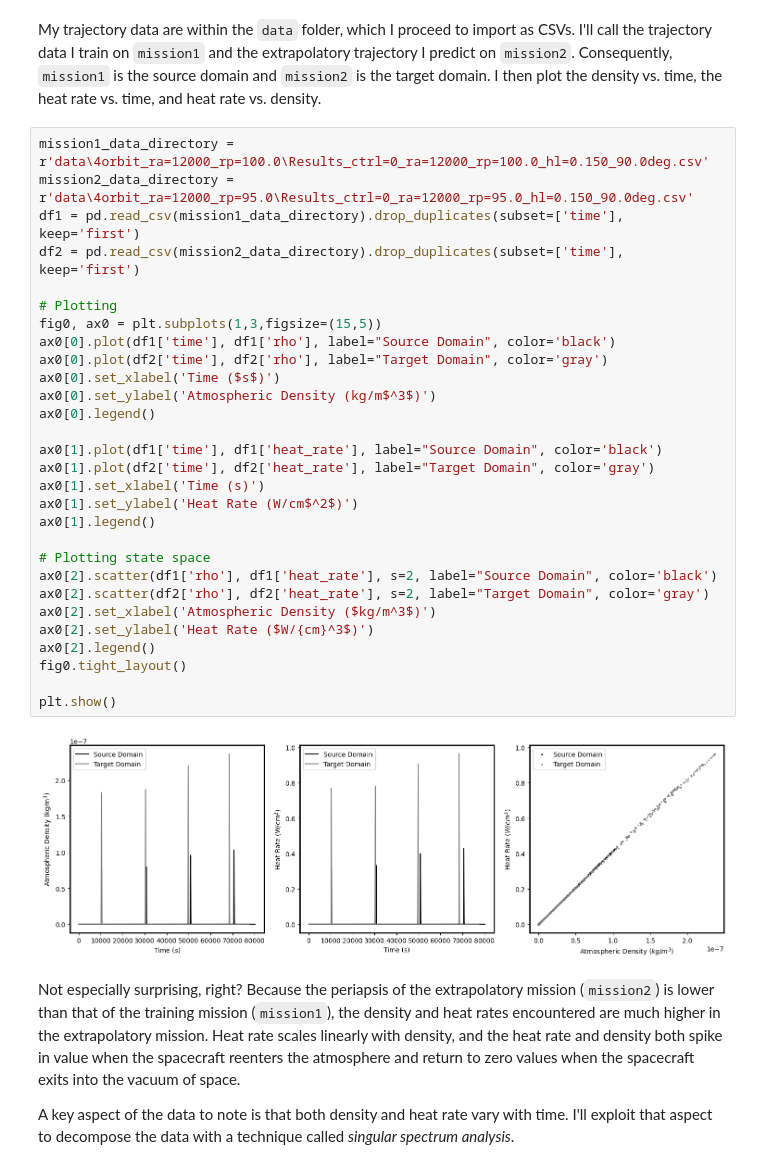
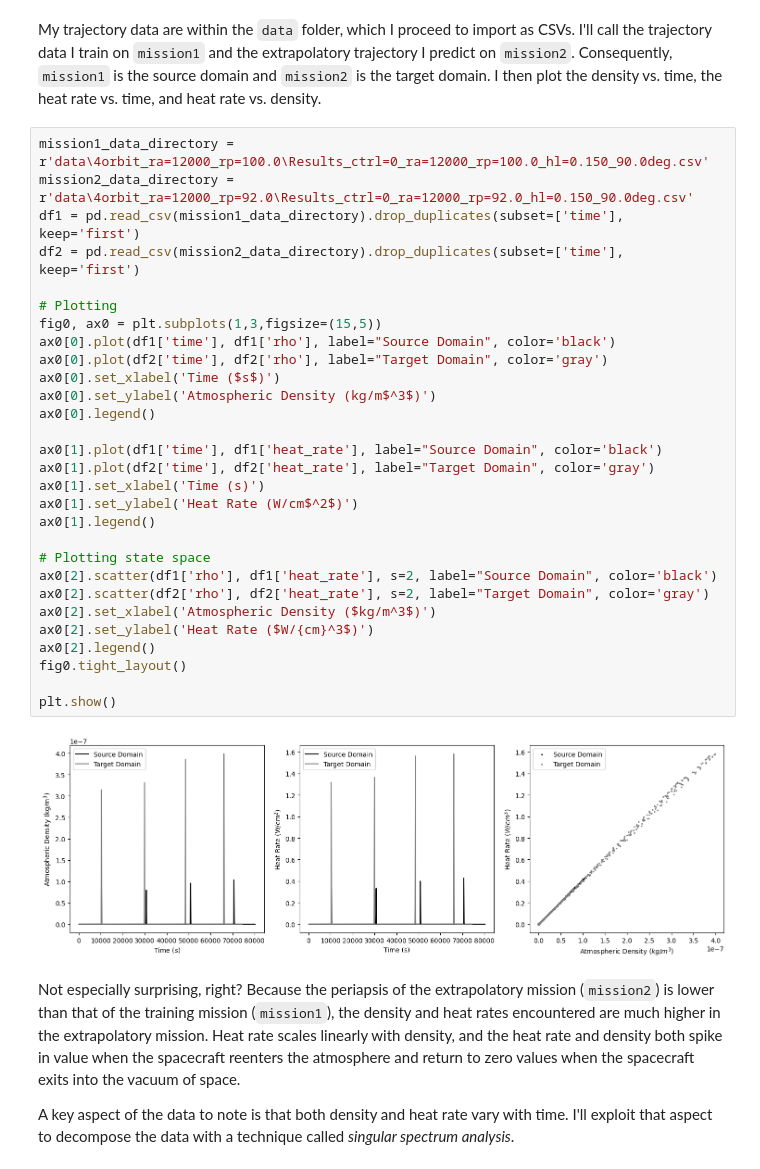
Before and after one commit to paulzwang/procrustes-subspace-adaptation, a Jupyter notebook: tutorial.ipynb, the cells around one changed output. Cells and saved outputs as stored; diff of their text form.

```diff
--- a/tutorial.ipynb
+++ b/tutorial.ipynb
@@ -52,35 +52,35 @@ device = torch.device('cuda' if torch.cuda.is_available() else 'cpu')
 My trajectory data are within the `data` folder, which I proceed to import as CSVs. I'll call the trajectory data I train on `mission1` and the extrapolatory trajectory I predict on `mission2`. Consequently, `mission1` is the source domain and `mission2` is the target domain. I then plot the density vs. time, the heat rate vs. time, and heat rate vs. density.
 # %%
 mission1_data_directory = r'data\4orbit_ra=12000_rp=100.0\Results_ctrl=0_ra=12000_rp=100.0_hl=0.150_90.0deg.csv'
-mission2_data_directory = r'data\4orbit_ra=12000_rp=95.0\Results_ctrl=0_ra=12000_rp=95.0_hl=0.150_90.0deg.csv'
+mission2_data_directory = r'data\4orbit_ra=12000_rp=92.0\Results_ctrl=0_ra=12000_rp=92.0_hl=0.150_90.0deg.csv'
 df1 = pd.read_csv(mission1_data_directory).drop_duplicates(subset=['time'], keep='first')
 df2 = pd.read_csv(mission2_data_directory).drop_duplicates(subset=['time'], keep='first')
 
 # Plotting
 fig0, ax0 = plt.subplots(1,3,figsize=(15,5))
 ax0[0].plot(df1['time'], df1['rho'], label="Source Domain", color='black')
 ax0[0].plot(df2['time'], df2['rho'], label="Target Domain", color='gray')
 ax0[0].set_xlabel('Time ($s$)')
 ax0[0].set_ylabel('Atmospheric Density (kg/m$^3$)')
 ax0[0].legend()
 
 ax0[1].plot(df1['time'], df1['heat_rate'], label="Source Domain", color='black')
 ax0[1].plot(df2['time'], df2['heat_rate'], label="Target Domain", color='gray')
 ax0[1].set_xlabel('Time (s)')
 ax0[1].set_ylabel('Heat Rate (W/cm$^2$)')
 ax0[1].legend()
 
 # Plotting state space
 ax0[2].scatter(df1['rho'], df1['heat_rate'], s=2, label="Source Domain", color='black')
 ax0[2].scatter(df2['rho'], df2['heat_rate'], s=2, label="Target Domain", color='gray')
 ax0[2].set_xlabel('Atmospheric Density ($kg/m^3$)')
 ax0[2].set_ylabel('Heat Rate ($W/{cm}^3$)')
 ax0[2].legend()
 fig0.tight_layout()
 
 plt.show()
 # %% [output]
-[figure, old version]
+[figure, new version]
 # %% [markdown]
 Not especially surprising, right? Because the periapsis of the extrapolatory mission (`mission2`) is lower than that of the training mission (`mission1`), the density and heat rates encountered are much higher in the extrapolatory mission. Heat rate scales linearly with density, and the heat rate and density both spike in value when the spacecraft reenters the atmosphere and return to zero values when the spacecraft exits into the vacuum of space.
 
```
Also changed, not shown: parts of 11 cells of this notebook, 8 other files.
